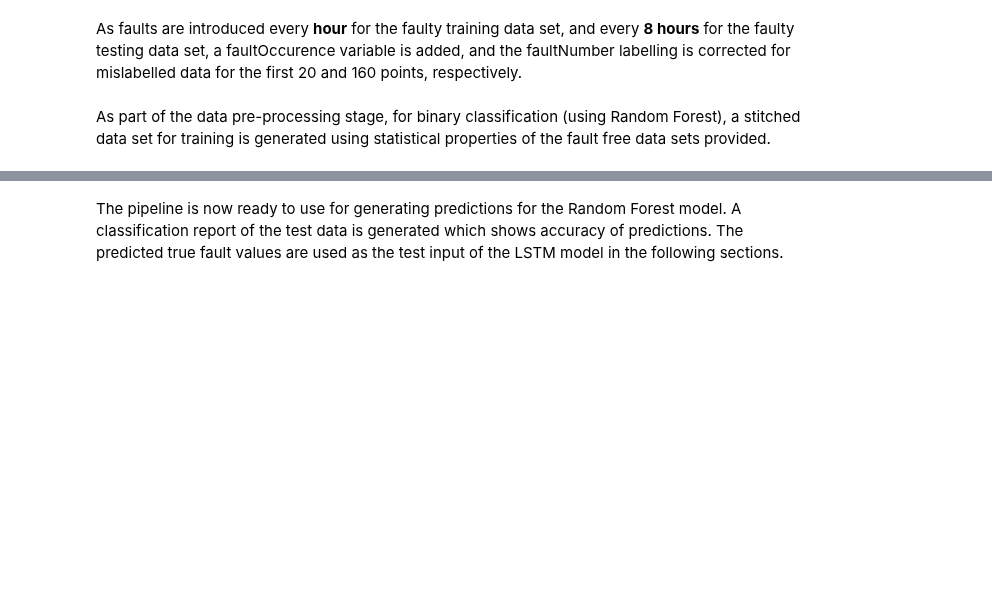
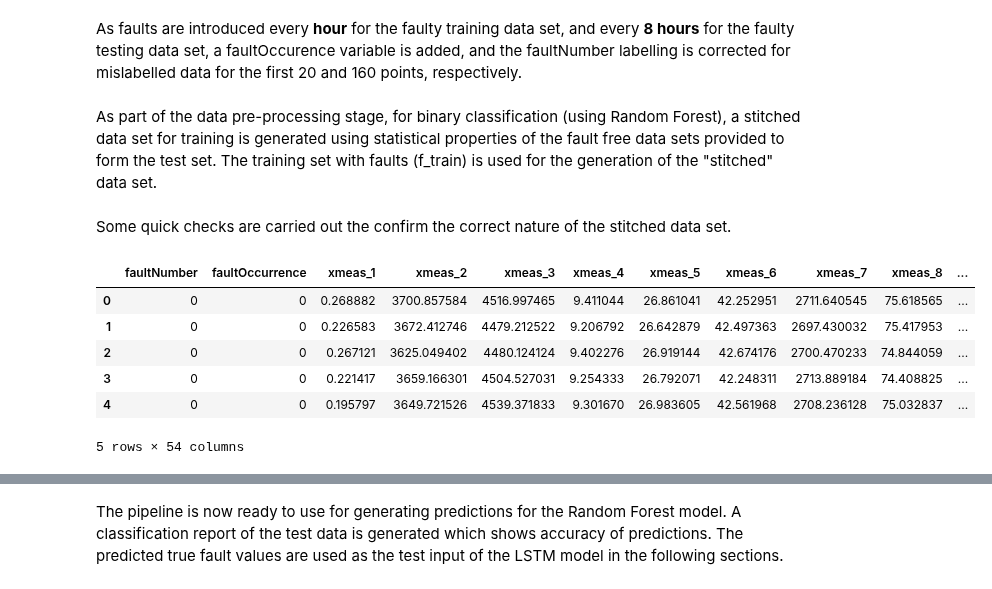
Before and after one commit to bns1808/MECE788Group1, a Jupyter notebook: main/RF and LSTM combined - TK.ipynb, the cells around one changed output, grey strips where cells are left out. Saved outputs shown, nothing was run; the diff lists cells and outputs as text; code cells hidden in the pictures; blank space fills up the shorter version.

```diff
--- a/main/RF and LSTM combined - TK.ipynb
+++ b/main/RF and LSTM combined - TK.ipynb
@@ -178,4 +178,4 @@ f_test.loc[f_test['faultOccurrence'] == 0, 'faultNumber'] = 0
 ff_train.loc[ff_train['faultOccurrence'] == 0, 'faultNumber'] = 0
 ff_test.loc[ff_test['faultOccurrence'] == 0, 'faultNumber'] = 0
 # %% [markdown]
-As part of the data pre-processing stage, for binary classification (using Random Forest), a stitched data set for training is generated using statistical properties of the fault free data sets provided.
+As part of the data pre-processing stage, for binary classification (using Random Forest), a stitched data set for training is generated using statistical properties of the fault free data sets provided to form the test set. The training set with faults (f_train) is used for the generation of the "stitched" data set.
@@ -186,0 +261,12 @@ std_testing = faultfree_testing.std()
+# %% [markdown]
+Some quick checks are carried out the confirm the correct nature of the stitched data set.
+# %%
+reconstructed_df.head(5)
+# %% [output]
+|  | faultNumber | faultOccurrence | xmeas_1 | xmeas_2 | xmeas_3 | xmeas_4 | xmeas_5 | xmeas_6 | xmeas_7 | xmeas_8 | ... |
+| 0 | 0 | 0 | 0.268882 | 3700.857584 | 4516.997465 | 9.411044 | 26.861041 | 42.252951 | 2711.640545 | 75.618565 | ... |
+| 1 | 0 | 0 | 0.226583 | 3672.412746 | 4479.212522 | 9.206792 | 26.642879 | 42.497363 | 2697.430032 | 75.417953 | ... |
+| 2 | 0 | 0 | 0.267121 | 3625.049402 | 4480.124124 | 9.402276 | 26.919144 | 42.674176 | 2700.470233 | 74.844059 | ... |
+| 3 | 0 | 0 | 0.221417 | 3659.166301 | 4504.527031 | 9.254333 | 26.792071 | 42.248311 | 2713.889184 | 74.408825 | ... |
+| 4 | 0 | 0 | 0.195797 | 3649.721526 | 4539.371833 | 9.301670 | 26.983605 | 42.561968 | 2708.236128 | 75.032837 | ... |
+5 rows × 54 columns
```
Also changed, not shown: parts of 22 cells of this notebook.
